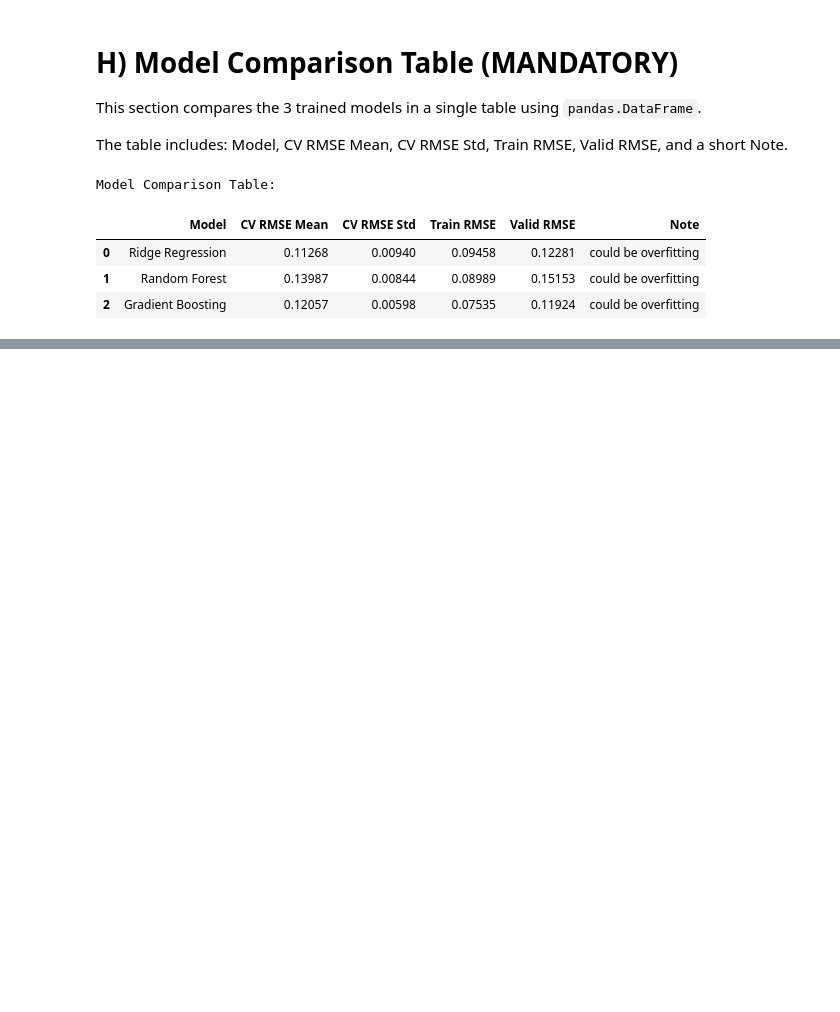
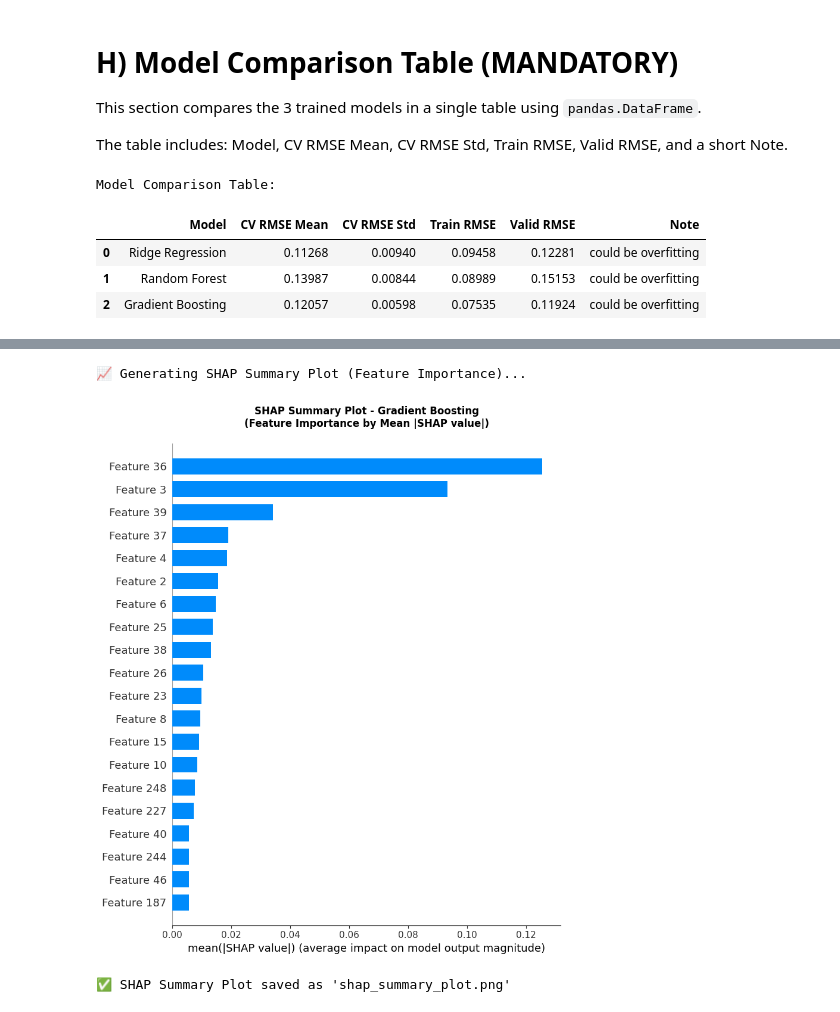
Before and after one commit to AbdullahMart/AI_Engineering_Week_3, a Jupyter notebook: Week3_HousePrices_Team1.ipynb, the cells around one changed output, grey strips where cells are left out. Cells and saved outputs as stored; diff of their text form; code cells hidden in the pictures; blank space fills up the shorter version.

```diff
--- a/Week3_HousePrices_Team1.ipynb
+++ b/Week3_HousePrices_Team1.ipynb
@@ -1319,0 +1603,29 @@ Model Comparison Table:
+# %%
+# SHAP Summary Plot (Bar Chart)
+if shap_values is not None:
+    print("\n📈 Generating SHAP Summary Plot (Feature Importance)...")
+
+    # Create figure for SHAP summary plot
+    plt.figure(figsize=(12, 8))
+
+    # For tree models, shap_values might be a list (multi-class), so handle that
+    if isinstance(shap_values, list):
+        shap_vals = shap_values[0]
+    else:
+        shap_vals = shap_values
+
+    # SHAP Summary Plot (bar plot - mean absolute SHAP values)
+    shap.summary_plot(shap_vals, X_train_processed, plot_type="bar", show=False)
+    plt.title(f"SHAP Summary Plot - {best_model_name}\n(Feature Importance by Mean |SHAP value|)",
+              fontsize=12, fontweight='bold', pad=20)
+    plt.tight_layout()
+    plt.savefig('shap_summary_plot.png', dpi=300, bbox_inches='tight')
+    plt.show()
+
+    print("✅ SHAP Summary Plot saved as 'shap_summary_plot.png'")
+else:
+    print("⚠️ Cannot generate SHAP plots due to computation error.")
+# %% [output]
+📈 Generating SHAP Summary Plot (Feature Importance)...
+[figure, added]
+✅ SHAP Summary Plot saved as 'shap_summary_plot.png'
```
Also changed, not shown: parts of 18 cells of this notebook, 6 other files.
